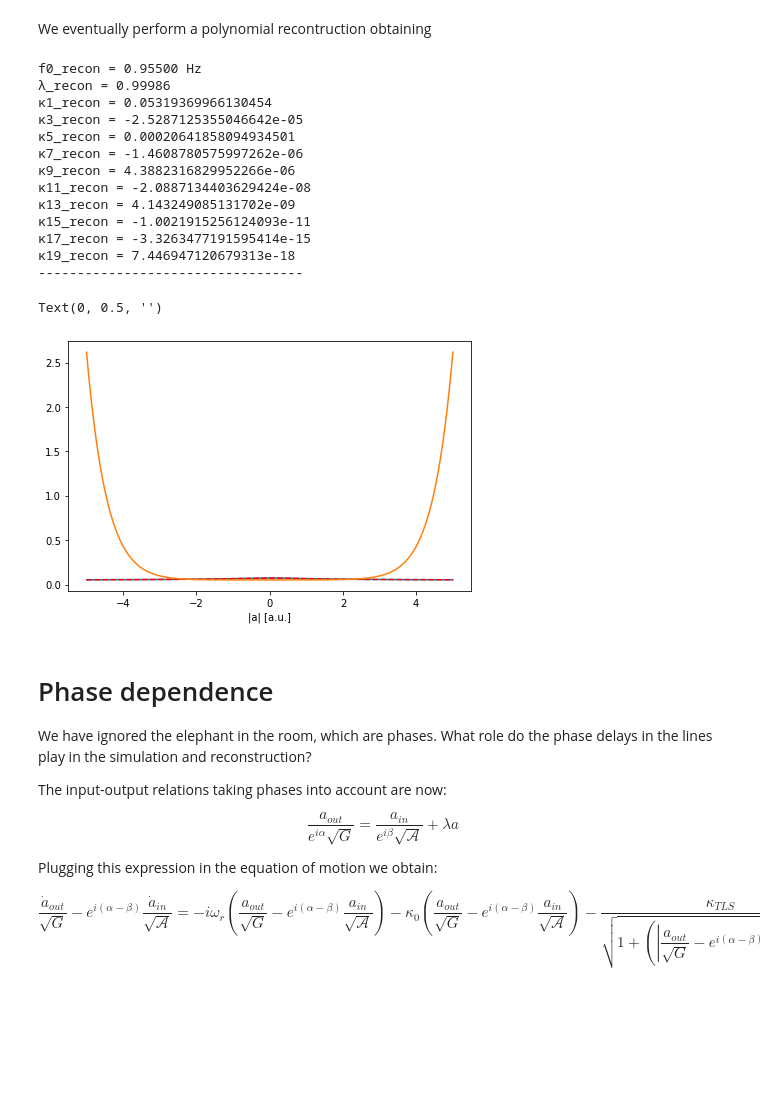
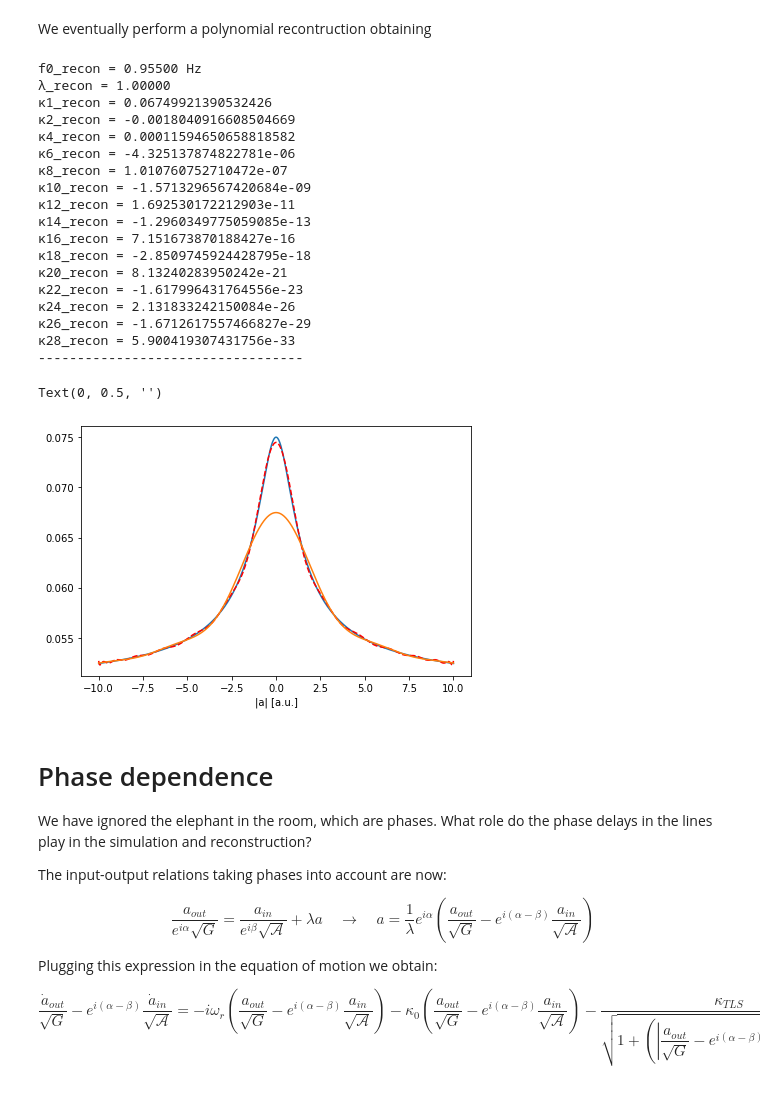
Before and after one commit to jcrivera-hdez/Scripts, a Jupyter notebook: data-analysis/TLS/HB-TLS_Model-Simulation.ipynb, the cells around one changed output. Cells and saved outputs as stored; diff of their text form; code cells hidden in the pictures; blank space fills up the shorter version.

```diff
--- a/data-analysis/TLS/HB-TLS_Model-Simulation.ipynb
+++ b/data-analysis/TLS/HB-TLS_Model-Simulation.ipynb
@@ -93,7 +93,7 @@ plt.rcParams['figure.constrained_layout.use'] = True
 π = np.pi
 # %%
 # Functions
-def eom_nonlinear(time, state, fr, kappa0, kappa_tls, ac, lambd, drives, ddrives, aplha=0, beta=0):
+def eom_nonlinear(time, state, fr, kappa0, kappa_tls, ac, lambd, drives, ddrives, alpha=0, beta=0):
     # resonant frequency
     ωr = 2*π * fr
 
@@ -110,7 +110,7 @@ def eom_nonlinear(time, state, fr, kappa0, kappa_tls, ac, lambd, drives, ddrives
     return  np.sqrt(gain) * (-1.0j*ωr*(state_norm-drives_norm) - kappa0*(state_norm-drives_norm) - kappa_tls/np.sqrt(1+((np.abs(state_norm-drives_norm)/(ac*lambd))**2))*(state_norm-drives_norm) + ddrives_norm + lambd**2*drives_norm)
 
 
-def eom_nonlinear_real(time, state_real, fr, kappa0, kappa_tls, ac, lambd, drives, ddrives):
+def eom_nonlinear_real(time, state_real, fr, kappa0, kappa_tls, ac, lambd, drives, ddrives, alpha=0, beta=0):
     state_complex = state_real[::2] + 1j*state_real[1::2]
     ret_complex = eom_nonlinear(time, state_complex, fr, kappa0, kappa_tls, ac, lambd, drives, ddrives, alpha, beta)
     tmp = np.zeros(len(ret_complex)*2)
@@ -151,7 +151,6 @@ def nonlinear_simulation(fr, kappa0, kappa_tls, ac, lambd, fd1, fd2, B, alpha=0,
     for i,t in enumerate(t_all):
         o.integrate(t)
         y_all[i] = o.y
-
 
     # Merge the results onto the complex plane
     field_all = y_all[:,0] + 1.0j*y_all[:,1]
@@ -196,7 +195,7 @@ def recon_nonlinear(Field, Field_in, field, field_in, freqs, indices, order):
 
     # Non-linear damping terms
     for exp_ind, exp_val in enumerate(order):
-        col = np.fft.fft((field/np.sqrt(gain) - field_in/np.sqrt(att))**(exp_val) )[indices] / len(field)
+        col = np.fft.fft(np.abs((field/np.sqrt(gain) - field_in/np.sqrt(att))) ** exp_val * (field / np.sqrt(gain) - field_in / np.sqrt(att)))[indices] / len(field)
         H = np.vstack((H, col))
 
     # Making the matrix real instead of complex
@@ -765,11 +764,11 @@ print(f'F0 = {F0:.0f}')
 print('----------------------------------')
 
 # We simulate the TLS non-linearity
-x_sim = np.linspace(-5, 5, 1000)
+x_sim = np.linspace(-10, 10, 1000)
 y_sim = κ0 + κtls/np.sqrt(1 + (x_sim/ac)**2)
 
 # Polynomial fit up to nth order
-n = np.arange(0, 19, 2)
+n = np.arange(0, 29, 2)
 coefficients = np.polynomial.polynomial.polyfit(x_sim, y_sim, n)
 
 # Fit data
@@ -827,48 +826,53 @@ plot_brokenaxis(f, A, A/np.sqrt(gain)-Ain/np.sqrt(att), xlim_n, xlim_p, ylim)
 We eventually perform a polynomial recontruction obtaining
 # %%
 # Reconstruction section
-recon_order = np.arange(3, 20, 2)
+recon_order = np.arange(2, 29, 2)
 λ_recon, f0_recon, κ_recon, Qmat_fit = recon_nonlinear(A, Ain, a, ain, f, imp_ind, recon_order)
 λ_recon = np.sqrt(λ_recon)
 
 print(f'f0_recon = {f0_recon:.5f} Hz')
 print(f'λ_recon = {λ_recon:.5f}')
 print(f'κ1_recon = {κ_recon[0]}')
 for order_ind, order_val in enumerate(recon_order):
     print(f'κ{order_val}_recon = {κ_recon[order_ind+1]}')
 print('----------------------------------')
-x_sim = np.linspace(-5, 5, 1000)
+x_sim = np.linspace(-10, 10, 1000)
 y_sim = κ0 + κtls/np.sqrt(1 + (x_sim/ac)**2)
 y_recon = 0
 y_fit = 0
 for coef_ind, coef_val in enumerate(coefficients):
     y_fit += coef_val*x_sim**coef_ind
 for coef_ind, coef_val in enumerate(κ_recon):
     y_recon += coef_val*x_sim**(2*coef_ind)
 
 # Plotting
 fig7, ax7 = plt.subplots(1)
 ax7.plot(x_sim, y_sim)
 ax7.plot(x_sim, y_fit, 'r--')
 ax7.plot(x_sim, y_recon)
 ax7.set_xlabel('|a| [a.u.]')
 ax7.set_ylabel('')
 # %% [output]
 f0_recon = 0.95500 Hz
-λ_recon = 0.99986
-κ1_recon = 0.05319369966130454
-κ3_recon = -2.5287125355046642e-05
-κ5_recon = 0.00020641858094934501
-κ7_recon = -1.4608780575997262e-06
-κ9_recon = 4.3882316829952266e-06
-κ11_recon = -2.0887134403629424e-08
-κ13_recon = 4.143249085131702e-09
-κ15_recon = -1.0021915256124093e-11
-κ17_recon = -3.3263477191595414e-15
-κ19_recon = 7.446947120679313e-18
+λ_recon = 1.00000
+κ1_recon = 0.06749921390532426
+κ2_recon = -0.0018040916608504669
+κ4_recon = 0.00011594650658818582
+κ6_recon = -4.325137874822781e-06
+κ8_recon = 1.010760752710472e-07
+κ10_recon = -1.5713296567420684e-09
+κ12_recon = 1.692530172212903e-11
+κ14_recon = -1.2960349775059085e-13
+κ16_recon = 7.151673870188427e-16
+κ18_recon = -2.8509745924428795e-18
+κ20_recon = 8.13240283950242e-21
+κ22_recon = -1.617996431764556e-23
+κ24_recon = 2.131833242150084e-26
+κ26_recon = -1.6712617557466827e-29
+κ28_recon = 5.900419307431756e-33
 ----------------------------------
 Text(0, 0.5, '')
-[figure, old version]
+[figure, new version]
 # %% [markdown]
 # Phase dependence
 
@@ -877,8 +881,8 @@ What role do the phase delays in the lines play in the simulation and reconstruc
 
 The input-output relations taking phases into account are now:
 
-$$ \dfrac{a_{out}}{e^{i\alpha}\sqrt{G}} = \dfrac{a_{in}}{e^{i\beta}\sqrt{\mathcal{A}}} + \lambda a $$
+$$ \dfrac{a_{out}}{e^{i\alpha}\sqrt{G}} = \dfrac{a_{in}}{e^{i\beta}\sqrt{\mathcal{A}}} + \lambda a \quad \rightarrow \quad a = \dfrac{1}{\lambda} e^{i\alpha} \left( \dfrac{a_{out}}{\sqrt{G}} - e^{i(\alpha-\beta)}\dfrac{a_{in}}{\sqrt{\mathcal{A}}} \right) $$
 
 Plugging this expression in the equation of motion we obtain:
 
-$$ \dfrac{\dot{a}_{out}}{\sqrt{G}} - e^{i(\alpha-\beta)}\dfrac{\dot{a}_{in}}{\sqrt{\mathcal{A}}} = -i\omega_r \left( \dfrac{a_{out}}{\sqrt{G}} - e^{i(\alpha-\beta)}\dfrac{a_{in}}{\sqrt{\mathcal{A}}} \right) - \kappa_0 \left( \dfrac{a_{out}}{\sqrt{G}} - e^{i(\alpha-\beta)}\dfrac{a_{in}}{\sqrt{\mathcal{A}}} \right) - \dfrac{\kappa_{TLS}}{\sqrt{1 + \left( \left| \dfrac{a_{out}}{\sqrt{G}} - e^{i(\alpha-\beta)}\dfrac{a_{in}}{\sqrt{\mathcal{A}}} \right| / a_c \right)^2 }} \left( \dfrac{a_{out}}{\sqrt{G}} - e^{i(\alpha-\beta)}\dfrac{a_{in}}{\sqrt{\mathcal{A}}} \right) + \lambda^2 e^{i(\alpha-\beta)} \dfrac{a_{in}}{\sqrt{\mathcal{A}}} $$
+$$ \dfrac{\dot{a}_{out}}{\sqrt{G}} - e^{i(\alpha-\beta)}\dfrac{\dot{a}_{in}}{\sqrt{\mathcal{A}}} = -i\omega_r \left( \dfrac{a_{out}}{\sqrt{G}} - e^{i(\alpha-\beta)}\dfrac{a_{in}}{\sqrt{\mathcal{A}}} \right) - \kappa_0 \left( \dfrac{a_{out}}{\sqrt{G}} - e^{i(\alpha-\beta)}\dfrac{a_{in}}{\sqrt{\mathcal{A}}} \right) - \dfrac{\kappa_{TLS}}{\sqrt{1 + \left( \left| \dfrac{a_{out}}{\sqrt{G}} - e^{i(\alpha-\beta)}\dfrac{a_{in}}{\sqrt{\mathcal{A}}} \right| / |\lambda|a_c \right)^2 }} \left( \dfrac{a_{out}}{\sqrt{G}} - e^{i(\alpha-\beta)}\dfrac{a_{in}}{\sqrt{\mathcal{A}}} \right) + \lambda^2 e^{i(\alpha-\beta)} \dfrac{a_{in}}{\sqrt{\mathcal{A}}} $$
```
Also changed, not shown: parts of 4 cells of this notebook.
